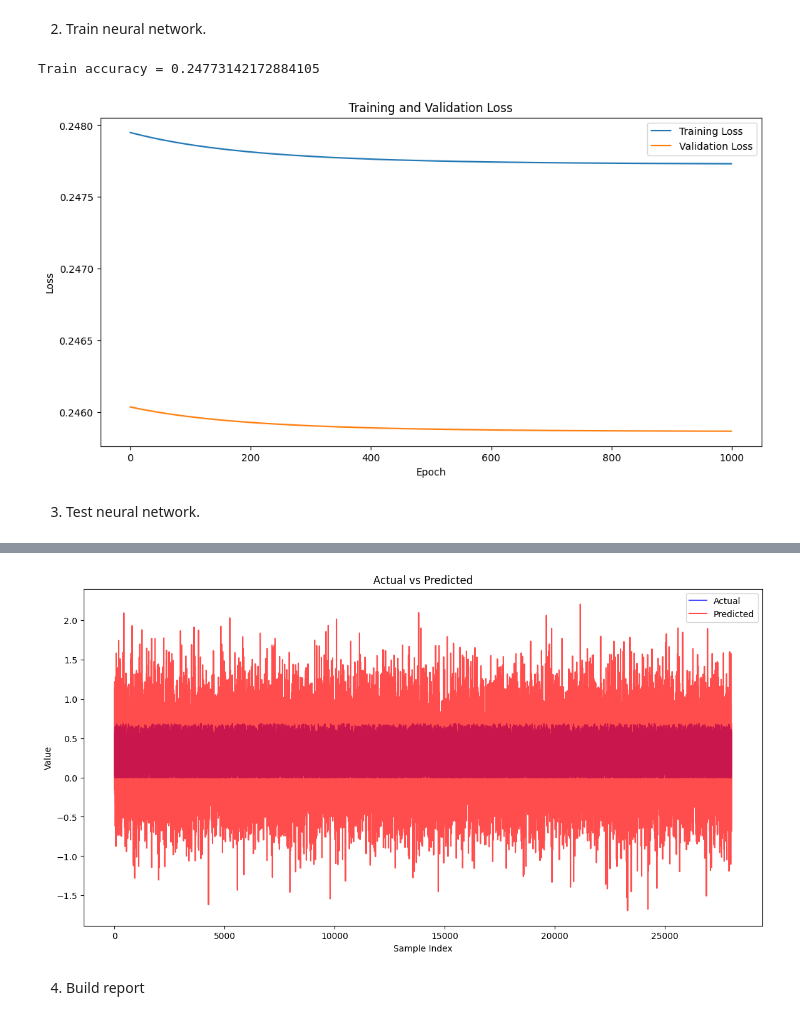
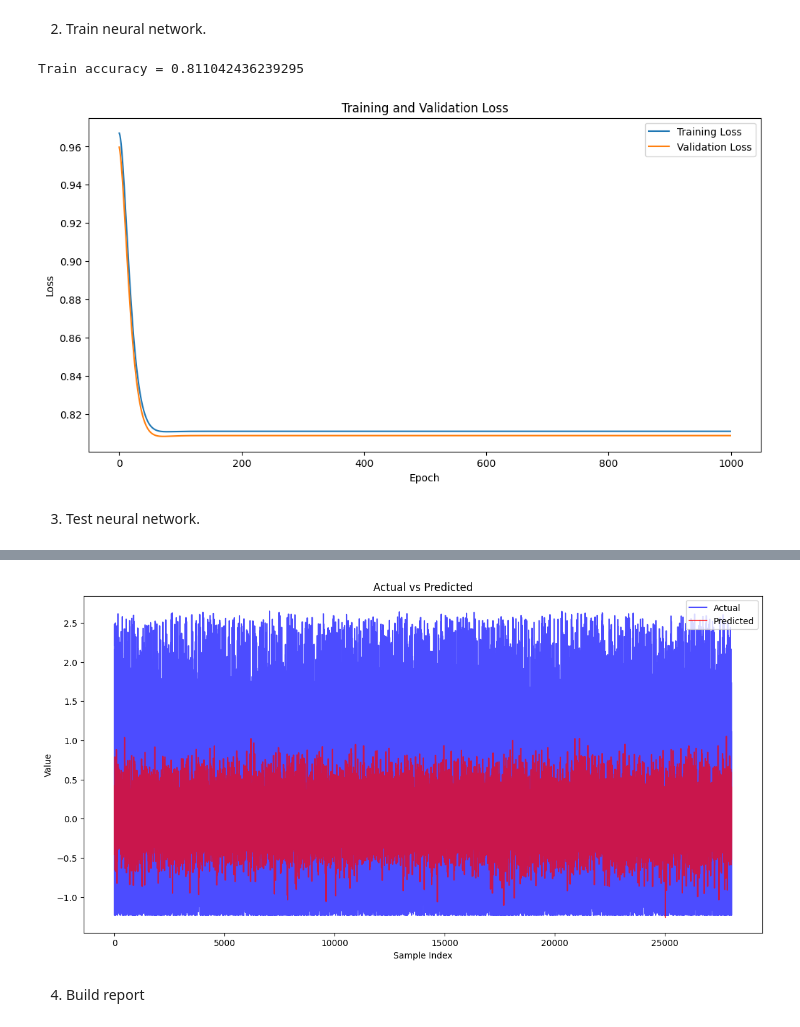
Before and after one commit to melalex/computational-intelligence, a Jupyter notebook: notebooks/wind_turbine_forecasting.ipynb, the cells around one changed output, grey strips where cells are left out. Saved outputs shown, nothing was run; the diff lists cells and outputs as text; code cells hidden in the pictures.

```diff
--- a/notebooks/wind_turbine_forecasting.ipynb
+++ b/notebooks/wind_turbine_forecasting.ipynb
@@ -51,9 +53,6 @@ dataset.head(5)
 # %%
-window_size = 12
-train_val_split = 0.9
-
 x_train, y_train, x_valid, y_valid, x_test, y_test = window_and_split(
-    dataset=dataset, test_train_ratio=0.8, train_valid_ratio=0.9, window_size=12
+    dataset=dataset, test_train_ratio=0.8, train_valid_ratio=0.9, window_size=10
 )
 
 print("x_train = " + str(x_train.shape))
@@ -161,13 +165,14 @@ Delta^2 total = 3.8142328542822512
 model = SeqNet(
     layers=[
         Input(x_train.shape[0]),
+        Dense(128, activation_fun=RELU_ACTIVATION),
         Dense(64, activation_fun=RELU_ACTIVATION),
         Dense(64, activation_fun=RELU_ACTIVATION),
         Dense(1),
     ]
 )
 
-opt = GradientDescentOptimizer(learning_rate=1e-4, momentum_decay=0.9)
+opt = GradientDescentOptimizer(learning_rate=1e-3, momentum_decay=0.9)
 
 compiled_model = model.compile(
     optimizer=opt,
@@ -185,14 +190,18 @@ print("Train accuracy = " + str(trained_model.train_loss()))
 
 plot_loss_and_val_loss(trained_model)
 # %% [output]
-Train accuracy = 0.24773142172884105
+Train accuracy = 0.811042436239295
-[figure, old version]
+[figure, new version]
 # %% [markdown]
 3. Test neural network.
 # %%
 y_predicted = trained_model.predict(x_test)
 
-print("Test accuracy = " + str(MEAN_SQUARED_ERROR.apply(y_test, y_predicted)))
+print("loss = " + str(MEAN_SQUARED_ERROR.apply(y_test, y_predicted)))
+print(
+    "R2 score = "
+    + str(sklearn.metrics.r2_score(y_test.flatten(), y_predicted.flatten()))
+)
 
 plot_diff(y_test.flatten(), y_predicted.flatten())
 # %% [output]
@@ -200,4 +210,4 @@ Test accuracy = 0.24469721123382382
-[figure, old version]
+[figure, new version]
 # %% [markdown]
 4. Build report
 # %%
```
Also changed, not shown: parts of 8 cells of this notebook, 1 other file.
